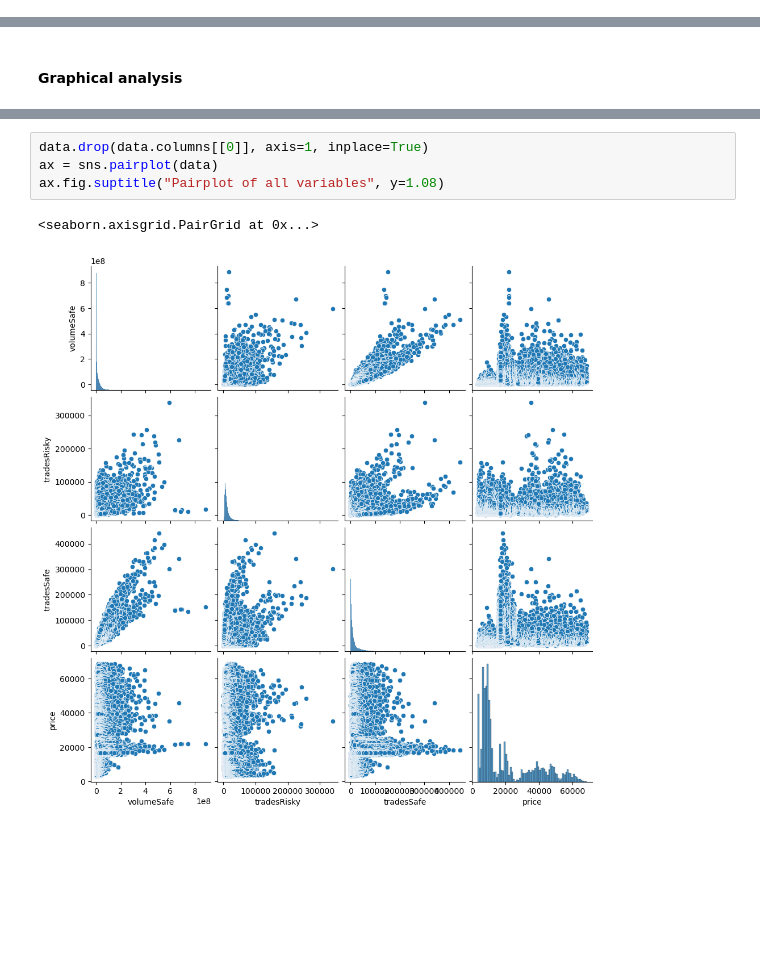
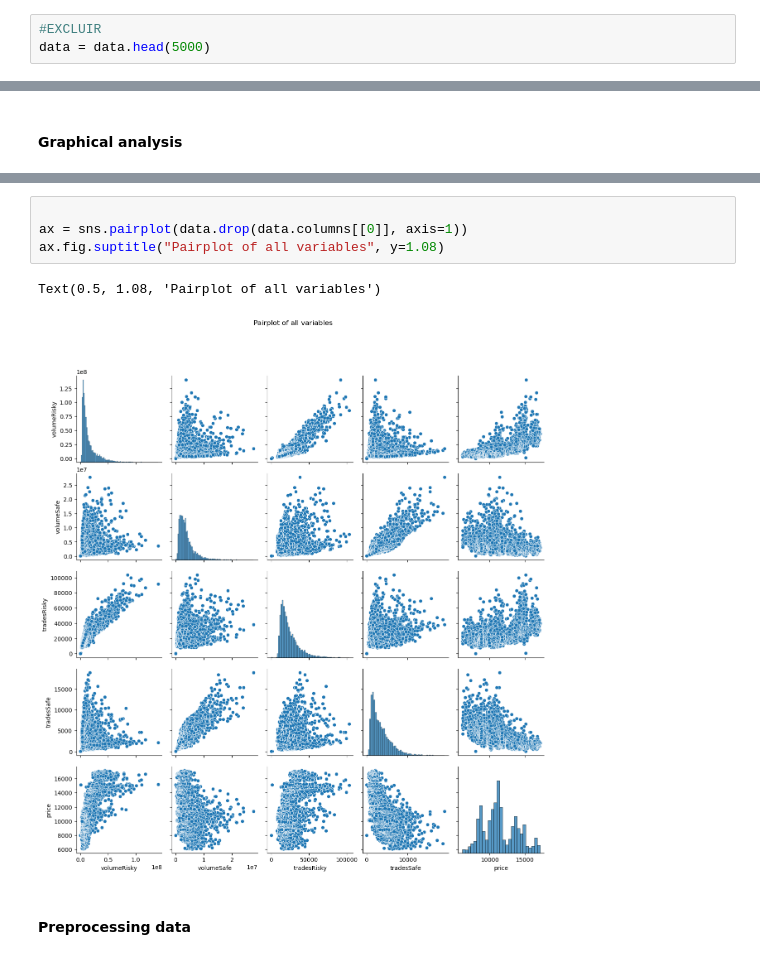
Before and after one commit to mickaelosvaldo1999/Exploring-LSTM-for-Bitcoin-Price-Prediction, a Jupyter notebook: BTC-Analysis.ipynb, the cells around one changed output, grey strips where cells are left out. Saved outputs shown, nothing was run; the diff lists cells and outputs as text; blank space fills up the shorter version.

```diff
--- a/BTC-Analysis.ipynb
+++ b/BTC-Analysis.ipynb
@@ -33,0 +56,3 @@ print(len(formattedTimeInYears))
+# %%
+#EXCLUIR
+data = data.head(5000)
@@ -70,7 +101,9 @@ ax.legend(handles=[red_patch,green_patch,blue_patch])
 # %%
-data.drop(data.columns[[0]], axis=1, inplace=True)
-ax = sns.pairplot(data)
+
+ax = sns.pairplot(data.drop(data.columns[[0]], axis=1))
 ax.fig.suptitle("Pairplot of all variables", y=1.08)
 # %% [output]
-<seaborn.axisgrid.PairGrid at 0x...>
+Text(0.5, 1.08, 'Pairplot of all variables')
-[figure, old version]
+[figure, new version]
+# %% [markdown]
+#### Preprocessing data
```
Also changed, not shown: parts of 35 cells of this notebook, 10 other files.
